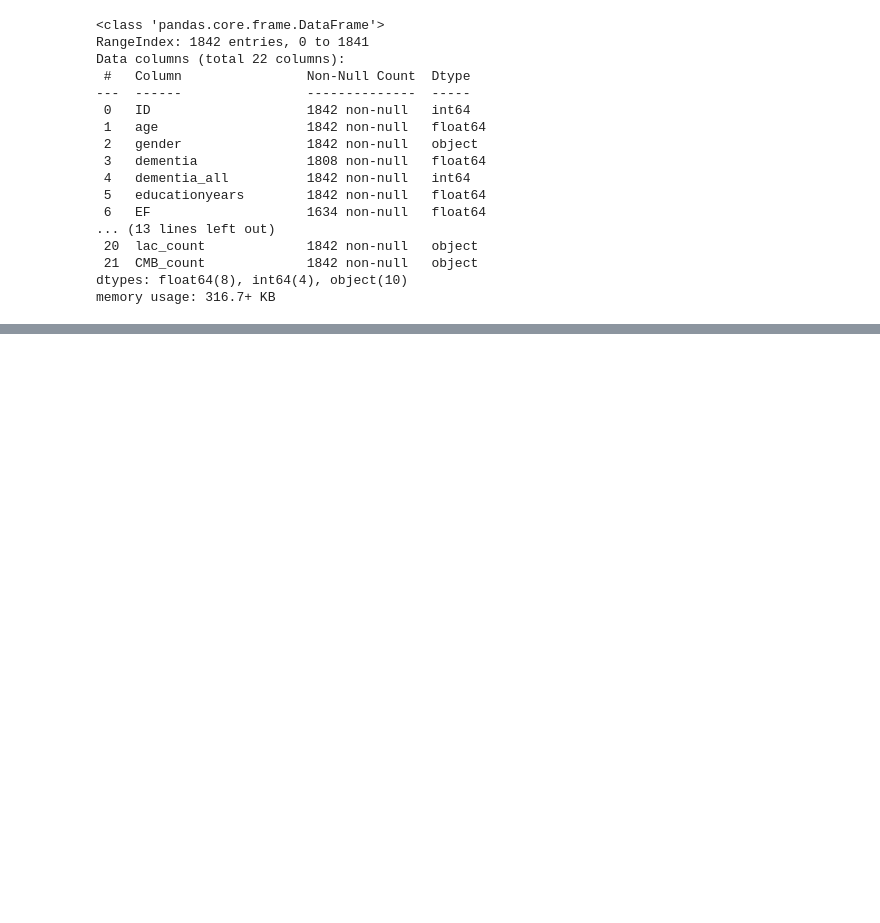
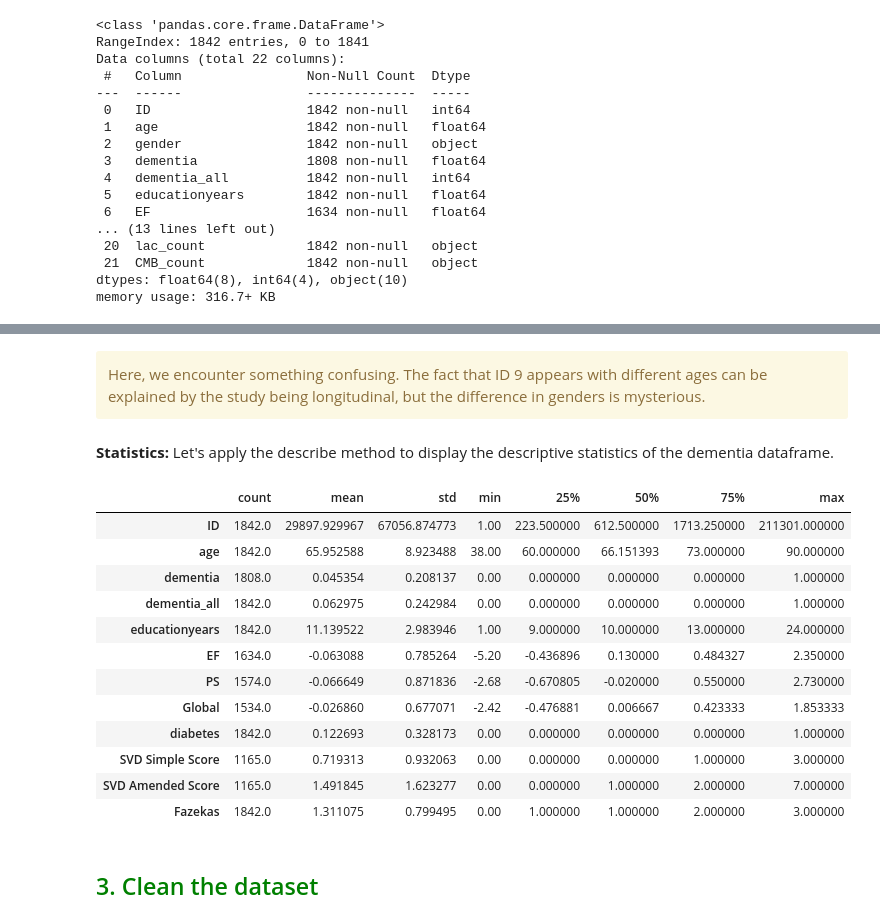
Before and after one commit to simonskodt/big-data-processes, a Jupyter notebook: dementia_project/dementia_analysis.ipynb, the cells around one changed output, grey strips where cells are left out. Cells and saved outputs as stored; diff of their text form; code cells hidden in the pictures; blank space fills up the shorter version.

```diff
--- a/dementia_project/dementia_analysis.ipynb
+++ b/dementia_project/dementia_analysis.ipynb
@@ -201,0 +172,26 @@ dtype: int64
+# %% [markdown]
+<div class="alert alert-block alert-warning">
+    Here, we encounter something confusing. The fact that ID 9 appears with different ages can be explained by the study being longitudinal, but the difference in genders is mysterious.
+</div>
+# %% [markdown]
+<div class="alert alert-block">
+    <b>Statistics:</b> Let's apply the describe method to display the descriptive statistics of the dementia dataframe.
+</div>
+# %%
+df.describe().T
+# %% [output]
+|  | count | mean | std | min | 25% | 50% | 75% | max |
+| ID | 1842.0 | 29897.929967 | 67056.874773 | 1.00 | 223.500000 | 612.500000 | 1713.250000 | 211301.000000 |
+| age | 1842.0 | 65.952588 | 8.923488 | 38.00 | 60.000000 | 66.151393 | 73.000000 | 90.000000 |
+| dementia | 1808.0 | 0.045354 | 0.208137 | 0.00 | 0.000000 | 0.000000 | 0.000000 | 1.000000 |
+| dementia_all | 1842.0 | 0.062975 | 0.242984 | 0.00 | 0.000000 | 0.000000 | 0.000000 | 1.000000 |
+| educationyears | 1842.0 | 11.139522 | 2.983946 | 1.00 | 9.000000 | 10.000000 | 13.000000 | 24.000000 |
+| EF | 1634.0 | -0.063088 | 0.785264 | -5.20 | -0.436896 | 0.130000 | 0.484327 | 2.350000 |
+| PS | 1574.0 | -0.066649 | 0.871836 | -2.68 | -0.670805 | -0.020000 | 0.550000 | 2.730000 |
+| Global | 1534.0 | -0.026860 | 0.677071 | -2.42 | -0.476881 | 0.006667 | 0.423333 | 1.853333 |
+| diabetes | 1842.0 | 0.122693 | 0.328173 | 0.00 | 0.000000 | 0.000000 | 0.000000 | 1.000000 |
+| SVD Simple Score | 1165.0 | 0.719313 | 0.932063 | 0.00 | 0.000000 | 0.000000 | 1.000000 | 3.000000 |
+| SVD Amended Score | 1165.0 | 1.491845 | 1.623277 | 0.00 | 0.000000 | 1.000000 | 2.000000 | 7.000000 |
+| Fazekas | 1842.0 | 1.311075 | 0.799495 | 0.00 | 1.000000 | 1.000000 | 2.000000 | 3.000000 |
+# %% [markdown]
+<h2><font color='green'>3. Clean the dataset </font></h2>
```
Also changed, not shown: parts of 30 cells of this notebook, 1 other file.
